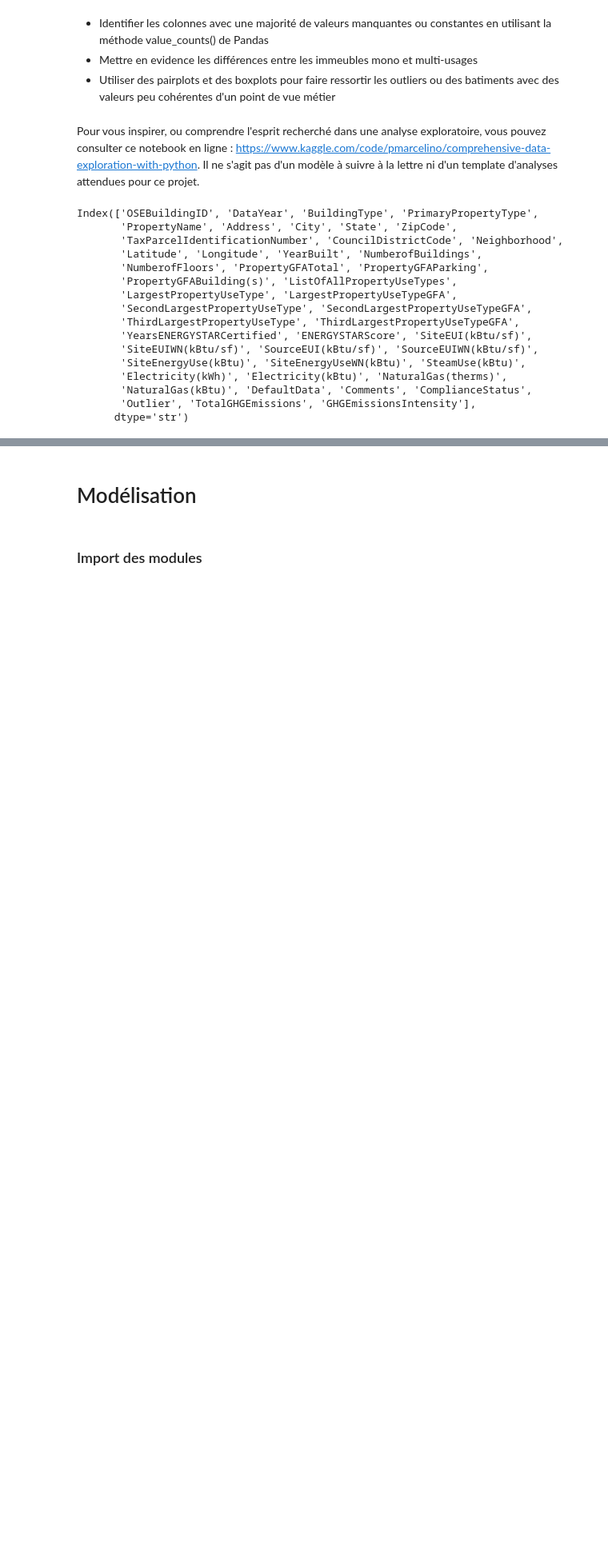
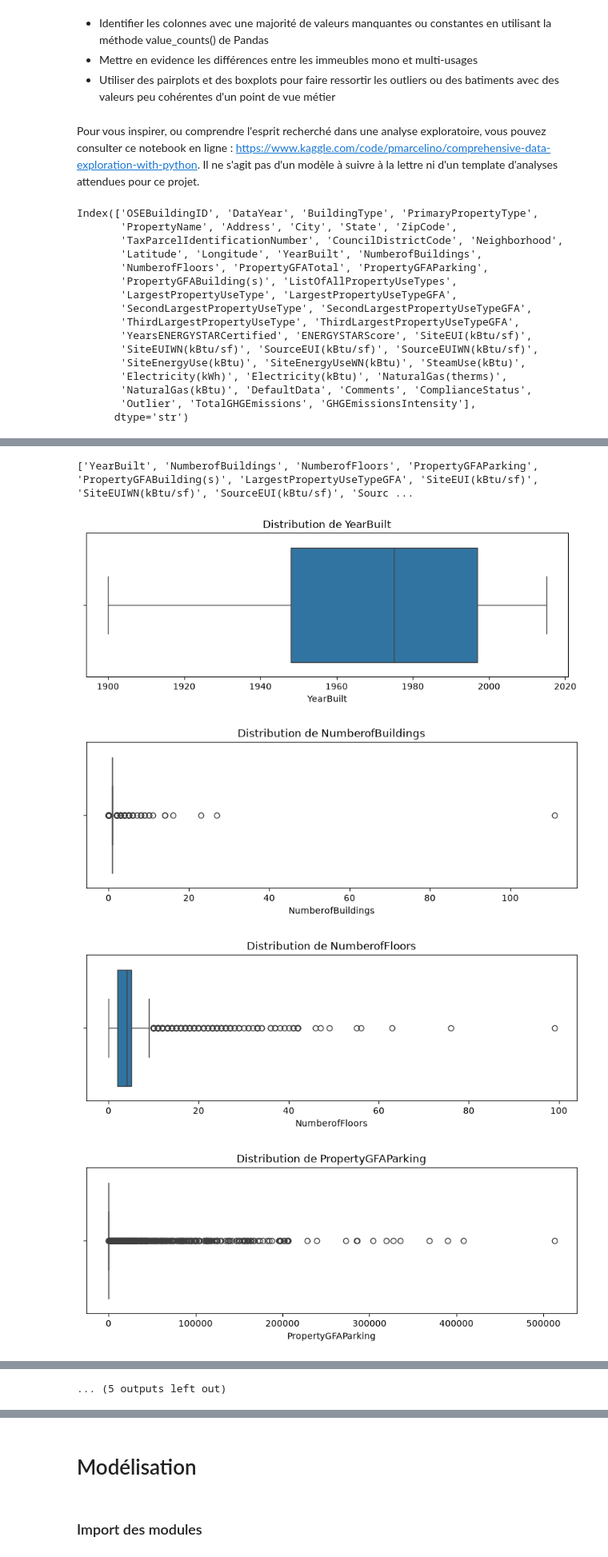
Before and after one commit to FabianDepagne/P3, a Jupyter notebook: P3_template_modelistation_supervisee_data_scientist.ipynb, the cells around one changed output, grey strips where cells are left out. Shown at 80% size. Cells and saved outputs as stored; diff of their text form; code cells hidden in the pictures; blank space fills up the shorter version.

```diff
--- a/P3_template_modelistation_supervisee_data_scientist.ipynb
+++ b/P3_template_modelistation_supervisee_data_scientist.ipynb
@@ -105,0 +115,56 @@ Name: count, Length: 511, dtype: int64
+# %%
+# Voici les colonnes retenues pour l'analyse de l'émission de CO2 des bâtiments :
+colonnes_retenues = [
+    'BuildingType',
+    'PrimaryPropertyType',
+    'ZipCode',
+    'CouncilDistrictCode',
+    'Neighborhood',
+    'YearBuilt',
+    'NumberofBuildings',
+    'NumberofFloors',
+    'PropertyGFAParking',
+    'PropertyGFABuilding(s)',
+    'LargestPropertyUseType',
+    'LargestPropertyUseTypeGFA',
+    'SiteEUI(kBtu/sf)',
+    'SiteEUIWN(kBtu/sf)',
+    'SourceEUI(kBtu/sf)',
+    'SourceEUIWN(kBtu/sf)',
+    'SiteEnergyUseWN(kBtu)',
+    'SteamUse(kBtu)',
+    'Electricity(kBtu)',
+    'NaturalGas(kBtu)',
+    'GHGEmissionsIntensity' ,
+    'TotalGHGEmissions'
+]
+
+# Faire des graphiques pour aprécier la distribution des données, et leur outliers
+# Sélection des colonnes numériques
+df = building_consumption[colonnes_retenues]
+colonnes_numeriques = df.select_dtypes(include='number').columns.tolist()
+
+# Exclure les numériques qui ne représentent pas une mesure, comme le code postal et le département
+colonnes_numeriques = [
+    col for col in colonnes_numeriques
+    if col not in ['ZipCode', 'CouncilDistrictCode']
+]
+print(colonnes_numeriques)
+
+# On peut maintenant visualiser la distribution des colonnes numériques avec des boxplots
+for col in colonnes_numeriques:
+
+    plt.figure(figsize=(10, 3))
+
+    sns.boxplot(x=df[col])
+
+    plt.title(f'Distribution de {col}')
+    plt.xlabel(col)
+
+    plt.show()
+# %% [output]
+['YearBuilt', 'NumberofBuildings', 'NumberofFloors', 'PropertyGFAParking', 'PropertyGFABuilding(s)', 'LargestPropertyUseTypeGFA', 'SiteEUI(kBtu/sf)', 'SiteEUIWN(kBtu/sf)', 'SourceEUI(kBtu/sf)', 'Sourc ...
+[figure, added]
+[figure, added]
+[figure, added]
+[figure, added]
@@ -105,0 +178 @@ Name: count, Length: 511, dtype: int64
+... (5 outputs left out)
```
Also changed, not shown: parts of 18 cells of this notebook.
